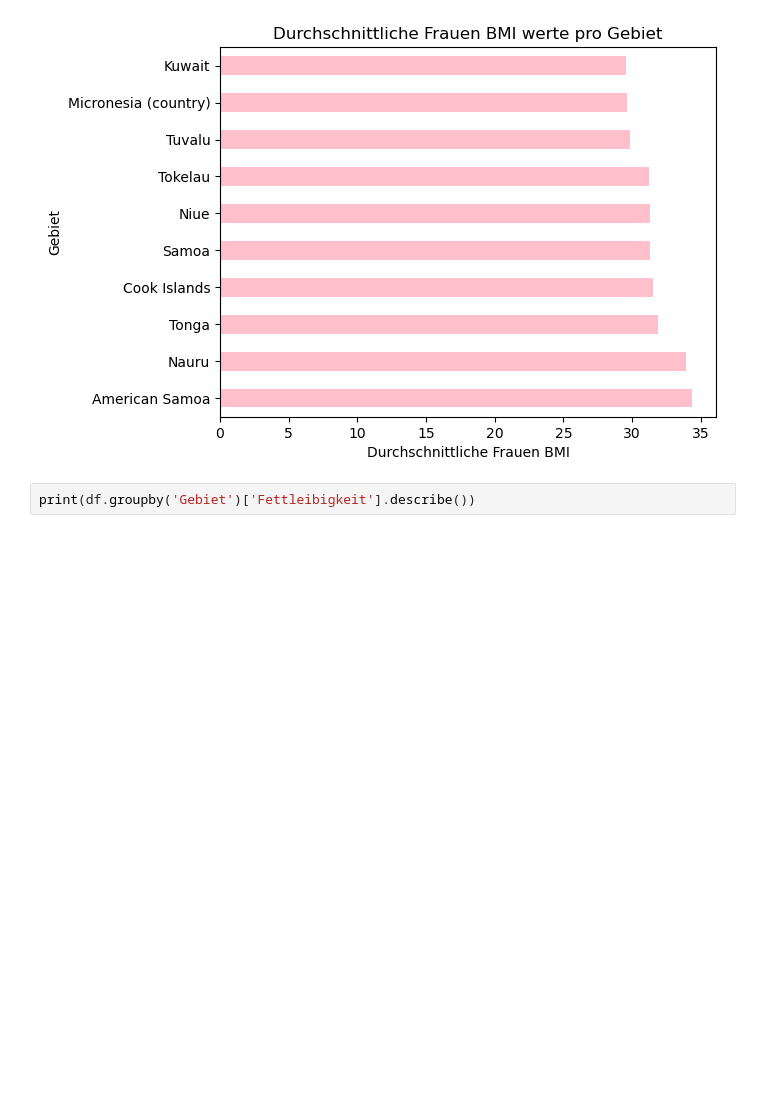
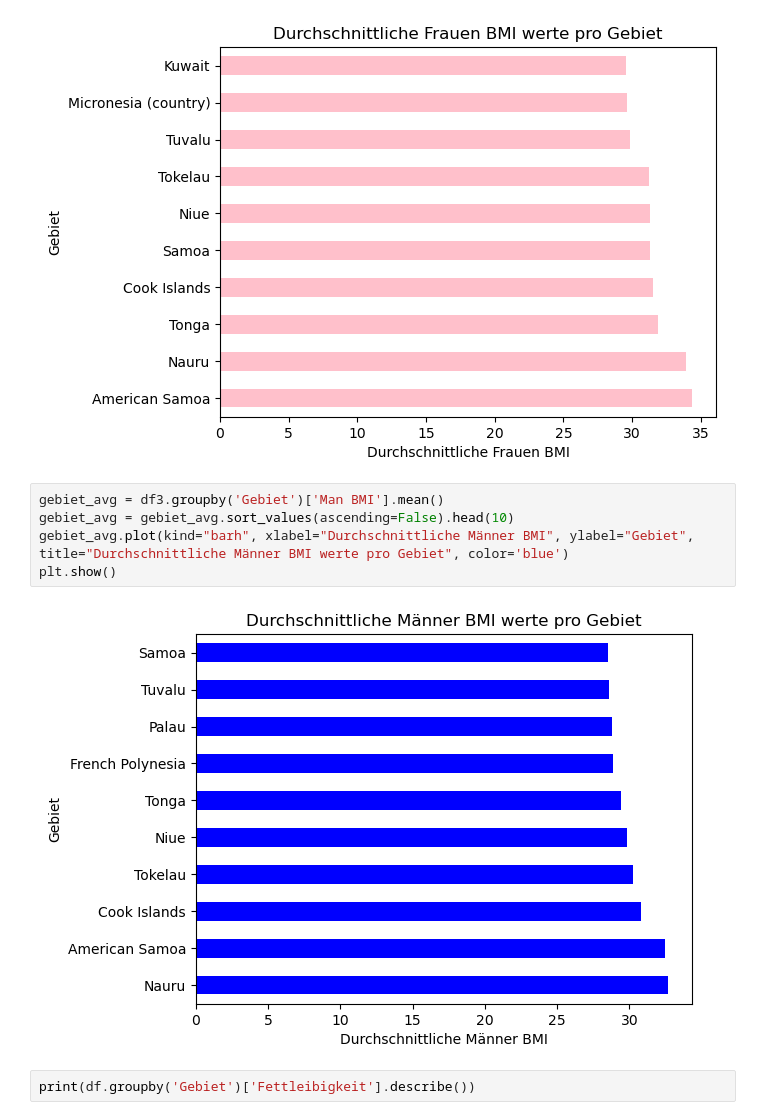
Before and after one commit to simona-cyber/LN-Python, a Jupyter notebook: Grundgerüst_Leistungsnachweis.ipynb, the cells around one changed output. Cells and saved outputs as stored; diff of their text form; blank space fills up the shorter version.

```diff
--- a/Grundgerüst_Leistungsnachweis.ipynb
+++ b/Grundgerüst_Leistungsnachweis.ipynb
@@ -480,6 +624,13 @@ gebiet_avg.plot(kind="barh", xlabel="Durchschnittliche Frauen BMI", ylabel="Gebi
 plt.show()
 # %% [output]
 [figure]
+# %%
+gebiet_avg = df3.groupby('Gebiet')['Man BMI'].mean()
+gebiet_avg = gebiet_avg.sort_values(ascending=False).head(10)
+gebiet_avg.plot(kind="barh", xlabel="Durchschnittliche Männer BMI", ylabel="Gebiet", title="Durchschnittliche Männer BMI werte pro Gebiet", color='blue')
+plt.show()
+# %% [output]
+[figure, added]
 # %%
 print(df.groupby('Gebiet')['Fettleibigkeit'].describe())
 # %% [output]
```
Also changed, not shown: parts of 33 cells of this notebook, 1 other file.
